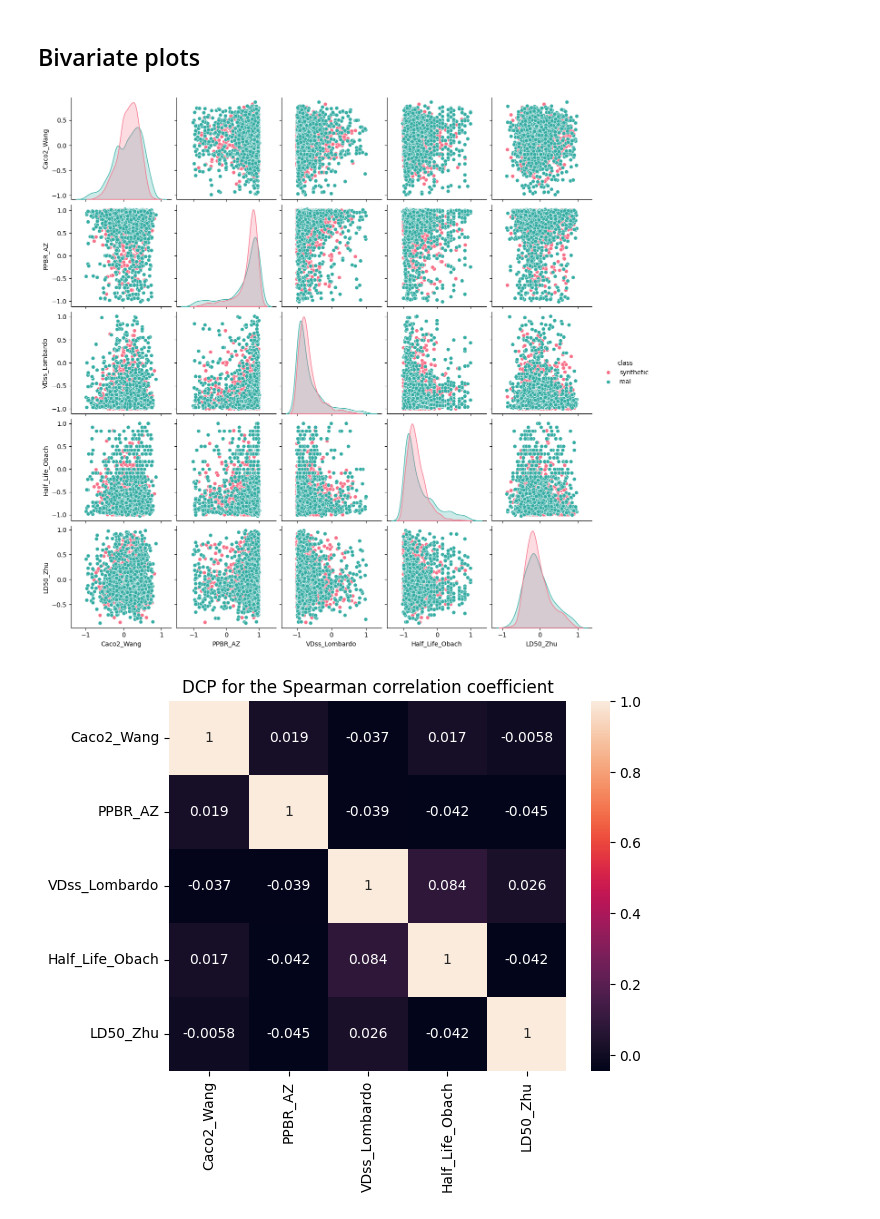
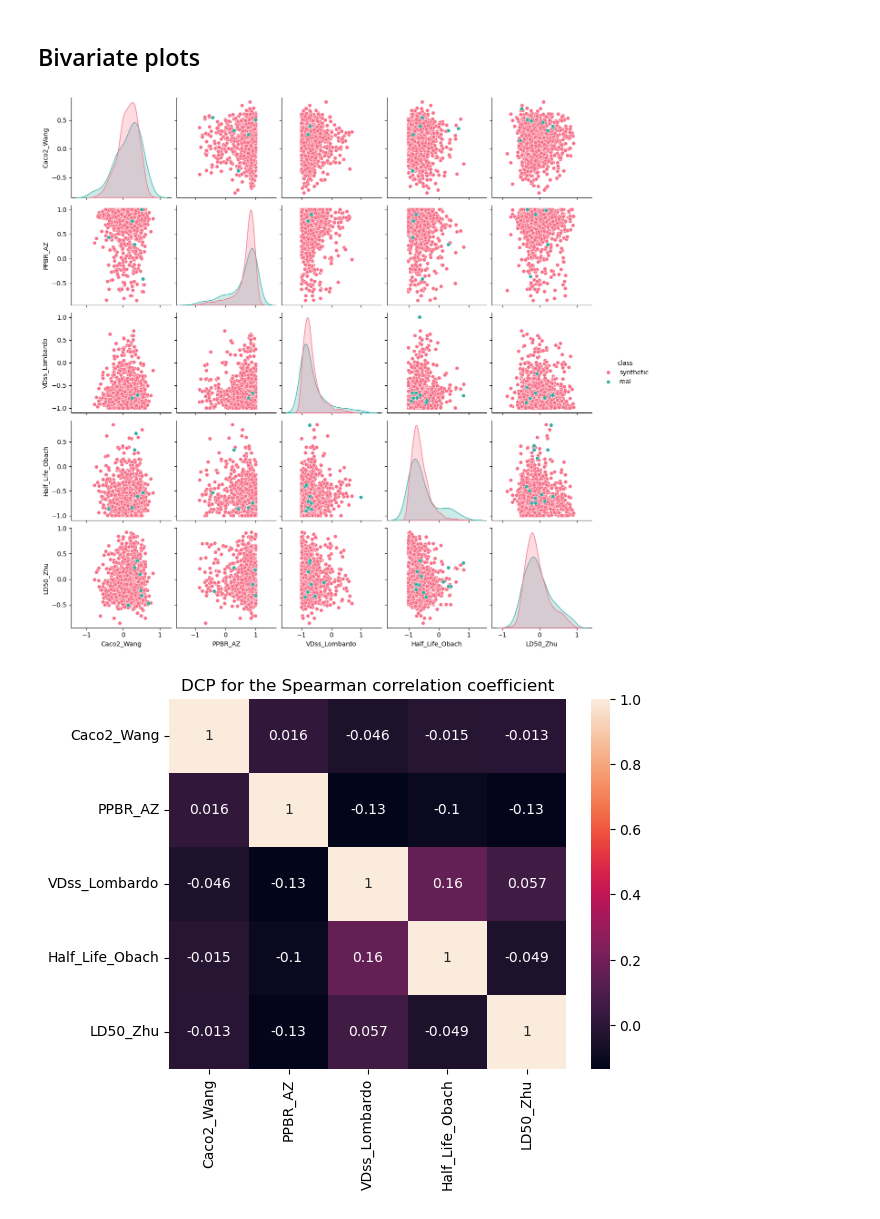
Before and after one commit to jmagraken/CS679_Final_Project, a Jupyter notebook: Imagand_model_evaluation.ipynb, the cells around one changed output. Saved outputs shown, nothing was run; the diff lists cells and outputs as text; code cells hidden in the pictures.

Commit message:
Only comparing distributions between real and simulated PK data, not infilled data.

```diff
--- a/Imagand_model_evaluation.ipynb
+++ b/Imagand_model_evaluation.ipynb
@@ -197,11 +197,12 @@ df_data_gt
 | 1047 | C[NH+]1CCN2c3ncccc3Cc3ccccc3C2C1 | [-6.586544 2.4908507 -7.011696 ..... | [False False True False False] | [ 0.11126268 0.86912613 0.2716236... |
 1048 rows × 4 columns
 # %%
-df_data_gt = df_data_gt[['sm','gt']]
+df_data_gt = df_data_gt[['sm', 'ma', 'gt']]
 for i in range(len(adme_names)):
-    df_data_gt[adme_names[i]] = df_data_gt['gt'].apply(lambda x: np.fromstring(x.strip('[]'), sep=' ')[i])
+    null_mask = df_data_gt['ma'].apply(lambda x: np.fromstring(x.strip('[]').replace("False", "0").replace("True", "1"), sep=' ', dtype=bool)[i])
+    df_data_gt[adme_names[i]] = df_data_gt['gt'].apply(lambda x: np.fromstring(x.strip('[]'), sep=' ')[i]).combine(null_mask, lambda a, b: a if b else np.nan)
 df_data_gt["class"] = df_data_gt['sm'].apply(lambda x: "real")
-df_data_gt.drop(['sm', 'gt'], axis='columns', inplace=True)
+df_data_gt.drop(['sm', 'ma', 'gt'], axis='columns', inplace=True)
 df_data_gt
 # %% [output]
 |  | Caco2_Wang | PPBR_AZ | VDss_Lombardo | Half_Life_Obach | LD50_Zhu | class |
@@ -263,7 +264,8 @@ df_data.describe()
 # %%
 #g = sns.FacetGrid(df_full_data, col="class")
 #g.map(sns.histplot, "Caco2_Wang")
+df_full_data = df_full_data.reset_index(drop=True)
 for ft_name in adme_names:
-    sns.histplot(x=ft_name, data=df_full_data, hue='class')
+    sns.histplot(x=ft_name, bins=20, data=df_full_data, hue='class', stat='proportion', common_norm=False)
     plt.show()
 # %% [output]
@@ -275,17 +277,17 @@ for ft_name in adme_names:
 # %% [markdown]
 ## Bivariate plots
 # %%
-sns.pairplot(data=df_full_data, hue="class", diag_kind="kde", palette="husl")
+sns.pairplot(data=df_full_data, hue="class", diag_kind="kde", palette="husl", diag_kws=dict(common_norm=False))
 plt.show()
 # %% [output]
-[figure, old version]
+[figure, new version]
 # %%
 corr = df_full_data[adme_names].corr(method = 'spearman')
 sns.heatmap(corr, annot = True)
 plt.title("DCP for the Spearman correlation coefficient")
 plt.show()
 # %% [output]
-[figure, old version]
+[figure, new version]
 # %%
 corr = df_full_data[adme_names].corr(method = 'pearson')
 sns.heatmap(corr, annot = True)
```
Also changed, not shown: parts of 8 cells of this notebook.
